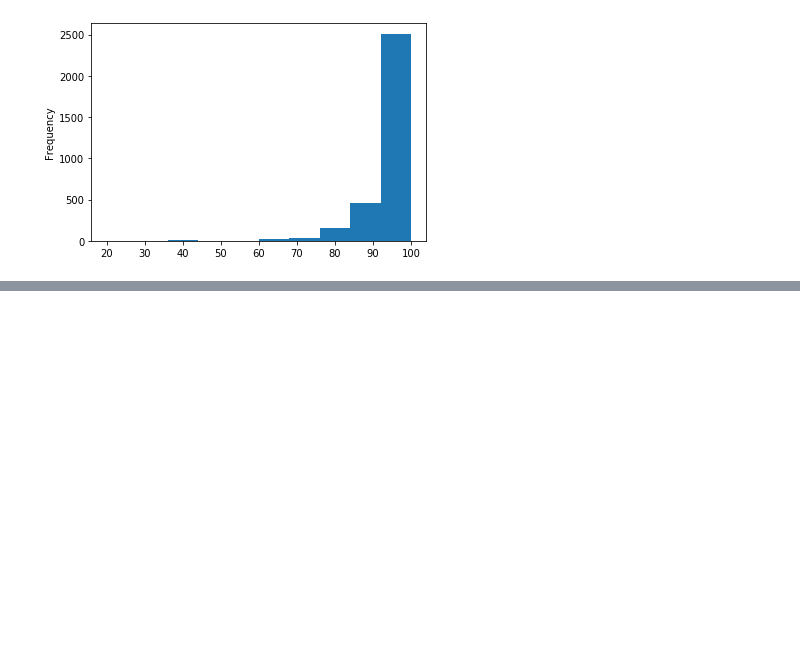
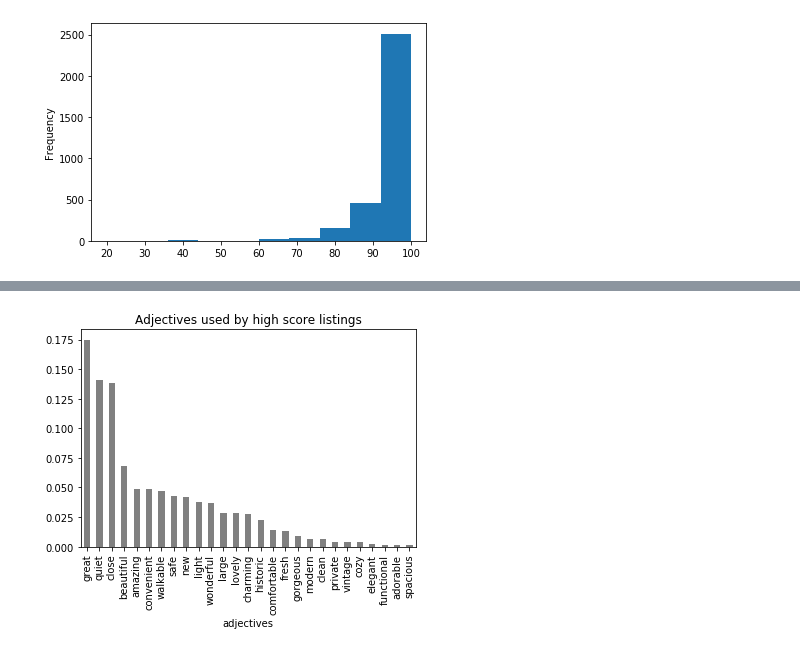
Before and after one commit to YeLiBCM/udacity-DS-nano-project1, a Jupyter notebook: project1_main.ipynb, the cells around one changed output, grey strips where cells are left out. Saved outputs shown, nothing was run; the diff lists cells and outputs as text; code cells hidden in the pictures; blank space fills up the shorter version.

```diff
--- a/project1_main.ipynb
+++ b/project1_main.ipynb
@@ -58,0 +126,4 @@ possible_adj = ['charming', 'private', 'elegant', 'cozy', 'comfortable',
+# %%
+props_neighbor_low = adj_usage_plot(df_high_score, title = 'Adjectives used by high score listings', txt = 'neighborhood_overview', plot = True, color = 'grey')
+# %% [output]
+[figure, added]
```
Also changed, not shown: parts of 16 cells of this notebook.
